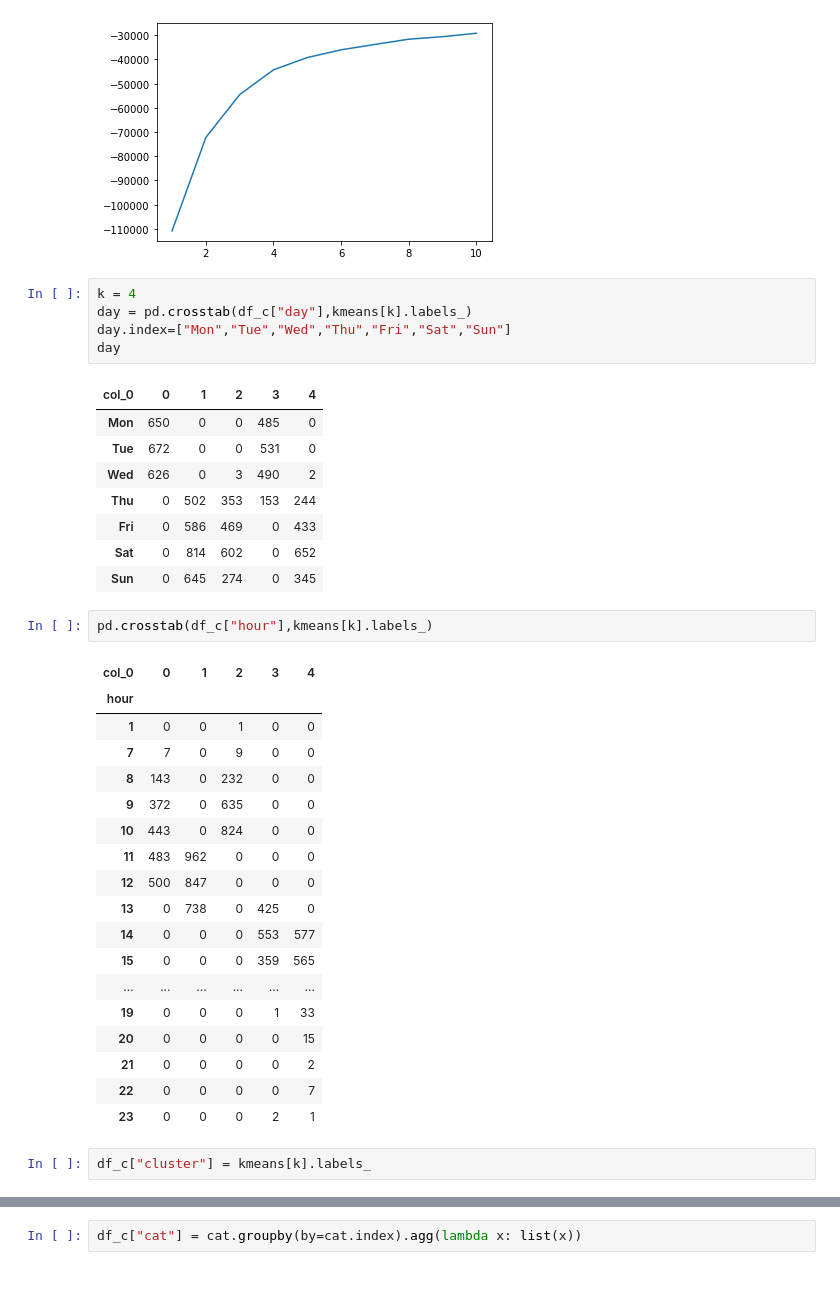
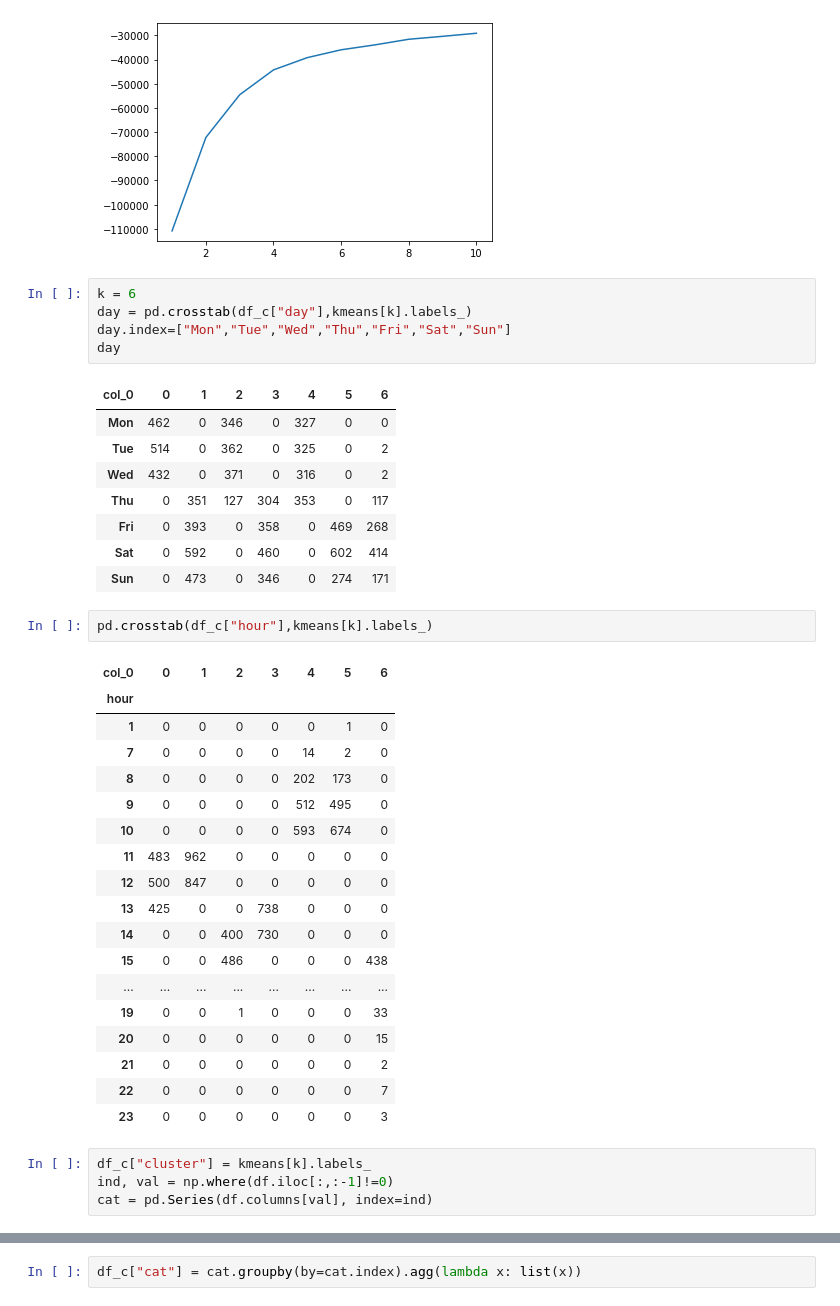
Before and after one commit to Ironhack-Data-Madrid-Enero-2021/Classroom-Materials, a Jupyter notebook: week_08/01-unsupervised_learning.ipynb, the cells around one changed output, grey strips where cells are left out. Drawn from its saved outputs; the diff is of its cells as text.

Commit message:
clustering

```diff
--- a/week_08/01-unsupervised_learning.ipynb
+++ b/week_08/01-unsupervised_learning.ipynb
@@ -703,39 +750,41 @@ plt.plot(range(1,11),scores);
 # %% [output]
 [figure]
 # %%
-k = 4
+k = 6
 day = pd.crosstab(df_c["day"],kmeans[k].labels_)
 day.index=["Mon","Tue","Wed","Thu","Fri","Sat","Sun"]
 day
 # %% [output]
-| col_0 | 0 | 1 | 2 | 3 | 4 |
-| Mon | 650 | 0 | 0 | 485 | 0 |
-| Tue | 672 | 0 | 0 | 531 | 0 |
-| Wed | 626 | 0 | 3 | 490 | 2 |
-| Thu | 0 | 502 | 353 | 153 | 244 |
-| Fri | 0 | 586 | 469 | 0 | 433 |
-| Sat | 0 | 814 | 602 | 0 | 652 |
-| Sun | 0 | 645 | 274 | 0 | 345 |
+| col_0 | 0 | 1 | 2 | 3 | 4 | 5 | 6 |
+| Mon | 462 | 0 | 346 | 0 | 327 | 0 | 0 |
+| Tue | 514 | 0 | 362 | 0 | 325 | 0 | 2 |
+| Wed | 432 | 0 | 371 | 0 | 316 | 0 | 2 |
+| Thu | 0 | 351 | 127 | 304 | 353 | 0 | 117 |
+| Fri | 0 | 393 | 0 | 358 | 0 | 469 | 268 |
+| Sat | 0 | 592 | 0 | 460 | 0 | 602 | 414 |
+| Sun | 0 | 473 | 0 | 346 | 0 | 274 | 171 |
 # %%
 pd.crosstab(df_c["hour"],kmeans[k].labels_)
 # %% [output]
-| col_0 | 0 | 1 | 2 | 3 | 4 |
-| hour |  |  |  |  |  |
-| 1 | 0 | 0 | 1 | 0 | 0 |
-| 7 | 7 | 0 | 9 | 0 | 0 |
-| 8 | 143 | 0 | 232 | 0 | 0 |
-| 9 | 372 | 0 | 635 | 0 | 0 |
-| 10 | 443 | 0 | 824 | 0 | 0 |
-| 11 | 483 | 962 | 0 | 0 | 0 |
-| 12 | 500 | 847 | 0 | 0 | 0 |
-| 13 | 0 | 738 | 0 | 425 | 0 |
-| 14 | 0 | 0 | 0 | 553 | 577 |
-| 15 | 0 | 0 | 0 | 359 | 565 |
-| ... | ... | ... | ... | ... | ... |
-| 19 | 0 | 0 | 0 | 1 | 33 |
-| 20 | 0 | 0 | 0 | 0 | 15 |
-| 21 | 0 | 0 | 0 | 0 | 2 |
-| 22 | 0 | 0 | 0 | 0 | 7 |
-| 23 | 0 | 0 | 0 | 2 | 1 |
+| col_0 | 0 | 1 | 2 | 3 | 4 | 5 | 6 |
+| hour |  |  |  |  |  |  |  |
+| 1 | 0 | 0 | 0 | 0 | 0 | 1 | 0 |
+| 7 | 0 | 0 | 0 | 0 | 14 | 2 | 0 |
+| 8 | 0 | 0 | 0 | 0 | 202 | 173 | 0 |
+| 9 | 0 | 0 | 0 | 0 | 512 | 495 | 0 |
+| 10 | 0 | 0 | 0 | 0 | 593 | 674 | 0 |
+| 11 | 483 | 962 | 0 | 0 | 0 | 0 | 0 |
+| 12 | 500 | 847 | 0 | 0 | 0 | 0 | 0 |
+| 13 | 425 | 0 | 0 | 738 | 0 | 0 | 0 |
+| 14 | 0 | 0 | 400 | 730 | 0 | 0 | 0 |
+| 15 | 0 | 0 | 486 | 0 | 0 | 0 | 438 |
+| ... | ... | ... | ... | ... | ... | ... | ... |
+| 19 | 0 | 0 | 1 | 0 | 0 | 0 | 33 |
+| 20 | 0 | 0 | 0 | 0 | 0 | 0 | 15 |
+| 21 | 0 | 0 | 0 | 0 | 0 | 0 | 2 |
+| 22 | 0 | 0 | 0 | 0 | 0 | 0 | 7 |
+| 23 | 0 | 0 | 0 | 0 | 0 | 0 | 3 |
-# %%
-df_c["cluster"] = kmeans[k].labels_
+# %%
+df_c["cluster"] = kmeans[k].labels_
+ind, val = np.where(df.iloc[:,:-1]!=0)
+cat = pd.Series(df.columns[val], index=ind)
```
Also changed, not shown: parts of 29 cells of this notebook.
